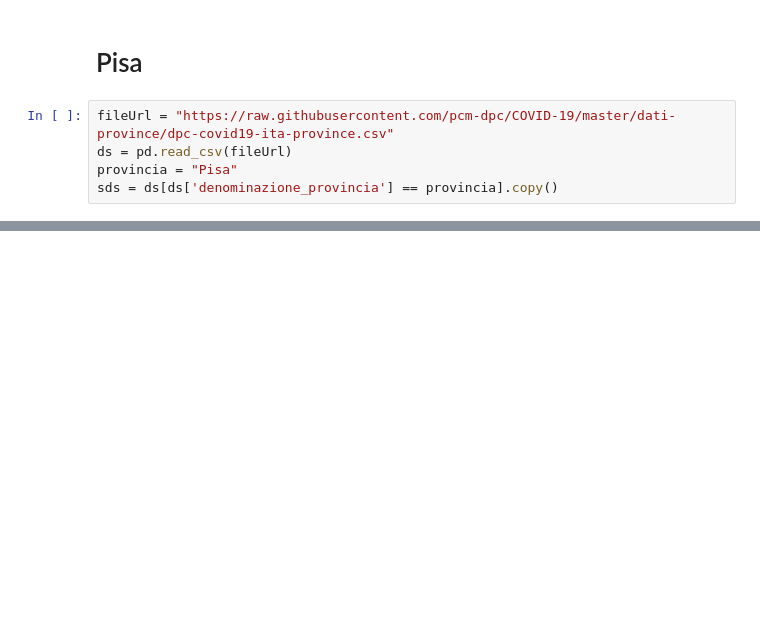
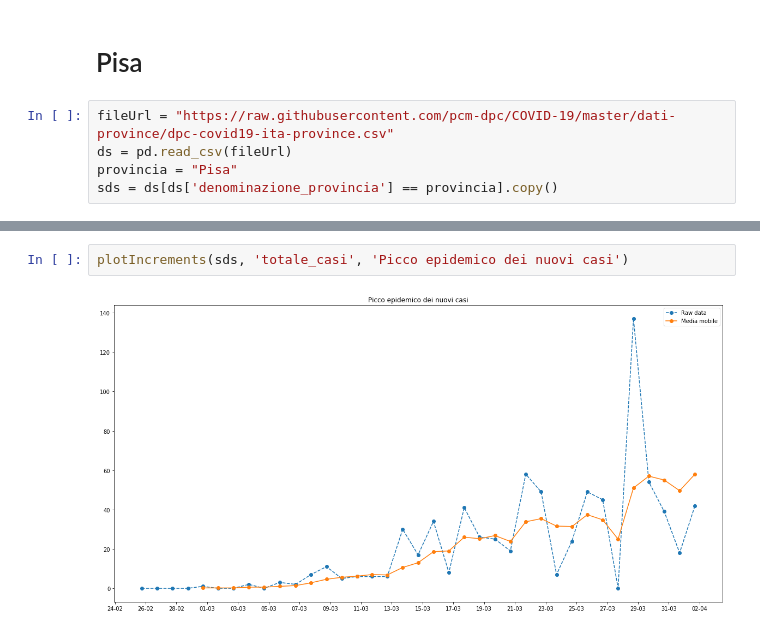
Before and after one commit to stefano-gaggero/COVID19, a Jupyter notebook: 2020-03 COVID.ipynb, the cells around one changed output, grey strips where cells are left out. Cells and saved outputs as stored; diff of their text form; blank space fills up the shorter version.

```diff
--- a/2020-03 COVID.ipynb
+++ b/2020-03 COVID.ipynb
@@ -120,0 +130,4 @@ se il picco epidemico dei positivi è in una certa data, il picco epidemico dei
+# %%
+plotIncrements(sds, 'totale_casi', 'Picco epidemico dei nuovi casi')
+# %% [output]
+[figure, added]
```
Also changed, not shown: parts of 17 cells of this notebook.
